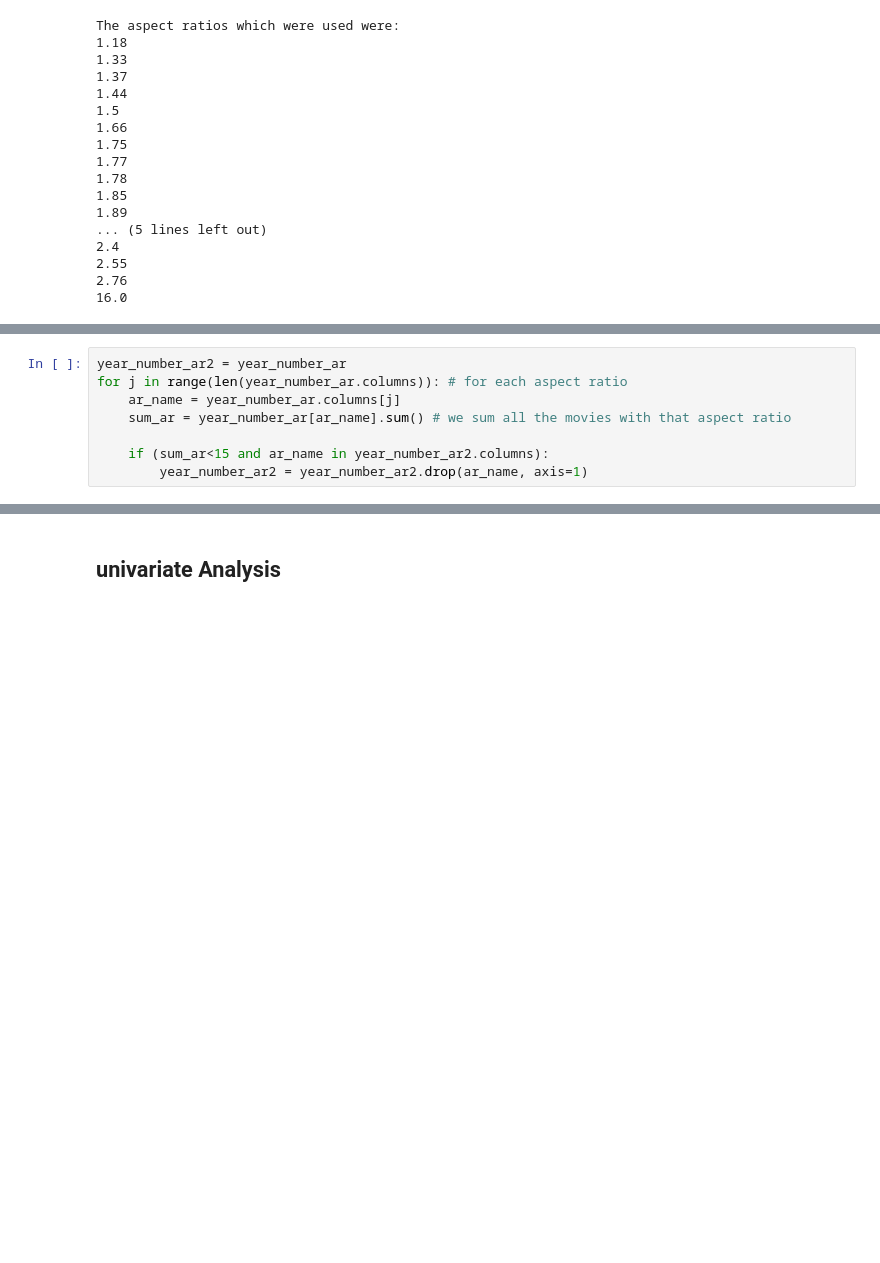
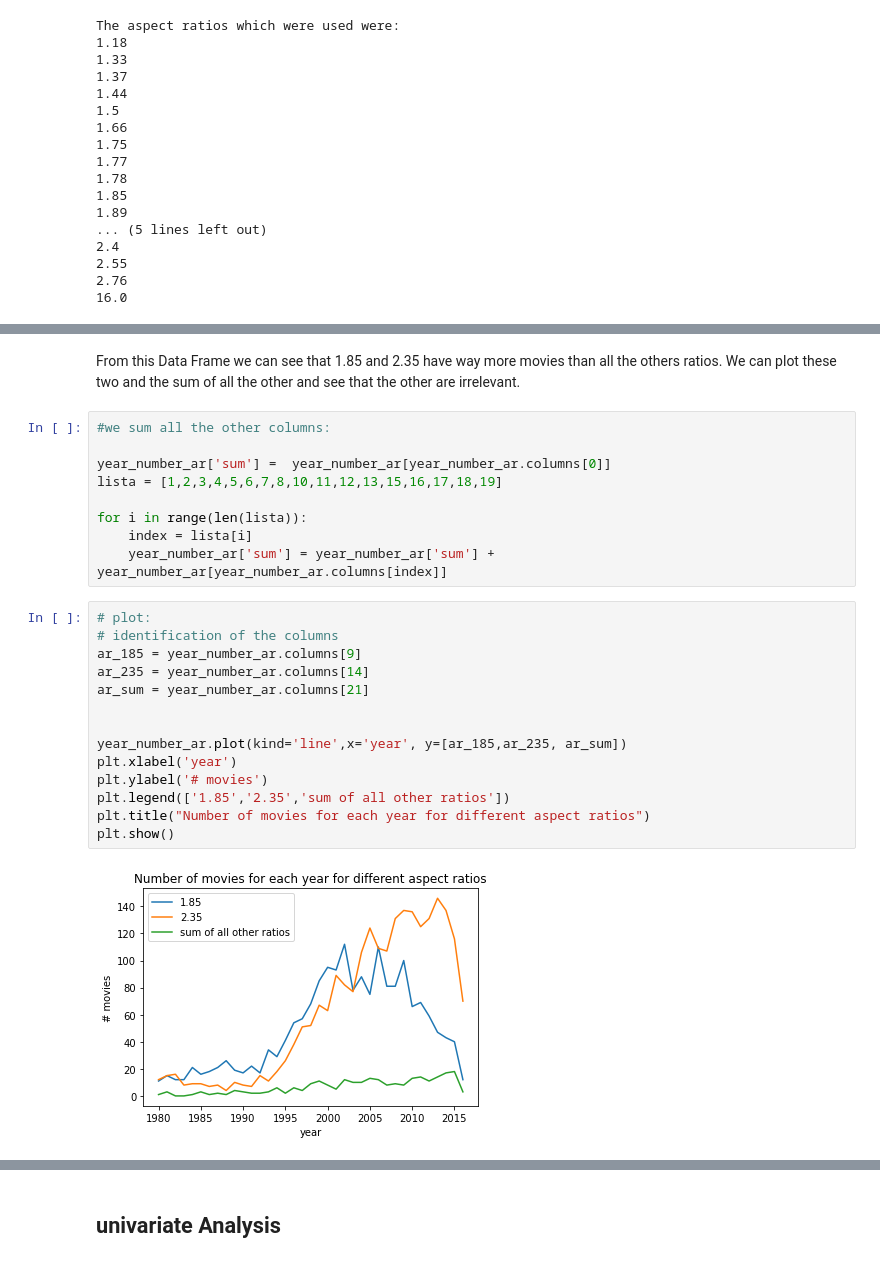
Before and after one commit to anitamezzetti/EPFL_Data_science_in_practice, a Jupyter notebook: Project/project.ipynb, the cells around one changed output, grey strips where cells are left out. Cells and saved outputs as stored; diff of their text form; blank space fills up the shorter version.

```diff
--- a/Project/project.ipynb
+++ b/Project/project.ipynb
@@ -235,8 +176,0 @@ In order to simplify our analysis, we can delete ar with less than 15 occurances
-# %%
-year_number_ar2 = year_number_ar
-for j in range(len(year_number_ar.columns)): # for each aspect ratio
-    ar_name = year_number_ar.columns[j]
-    sum_ar = year_number_ar[ar_name].sum() # we sum all the movies with that aspect ratio
-
-    if (sum_ar<15 and ar_name in year_number_ar2.columns):
-        year_number_ar2 = year_number_ar2.drop(ar_name, axis=1)
@@ -310,0 +221,27 @@ movie_data.head()
+# %% [markdown]
+From this Data Frame we can see that 1.85 and 2.35 have way more movies than all the others ratios. We can plot these two and the sum of all the other and see that the other are irrelevant.
+# %%
+#we sum all the other columns:
+
+year_number_ar['sum'] =  year_number_ar[year_number_ar.columns[0]]
+lista = [1,2,3,4,5,6,7,8,10,11,12,13,15,16,17,18,19]
+
+for i in range(len(lista)):
+    index = lista[i]
+    year_number_ar['sum'] = year_number_ar['sum'] + year_number_ar[year_number_ar.columns[index]]
+# %%
+# plot:
+# identification of the columns
+ar_185 = year_number_ar.columns[9]
+ar_235 = year_number_ar.columns[14]
+ar_sum = year_number_ar.columns[21]
+
+
+year_number_ar.plot(kind='line',x='year', y=[ar_185,ar_235, ar_sum])
+plt.xlabel('year')
+plt.ylabel('# movies')
+plt.legend(['1.85','2.35','sum of all other ratios'])
+plt.title("Number of movies for each year for different aspect ratios")
+plt.show()
+# %% [output]
+[figure, added]
```
Also changed, not shown: parts of 47 cells of this notebook, 2 other files.
